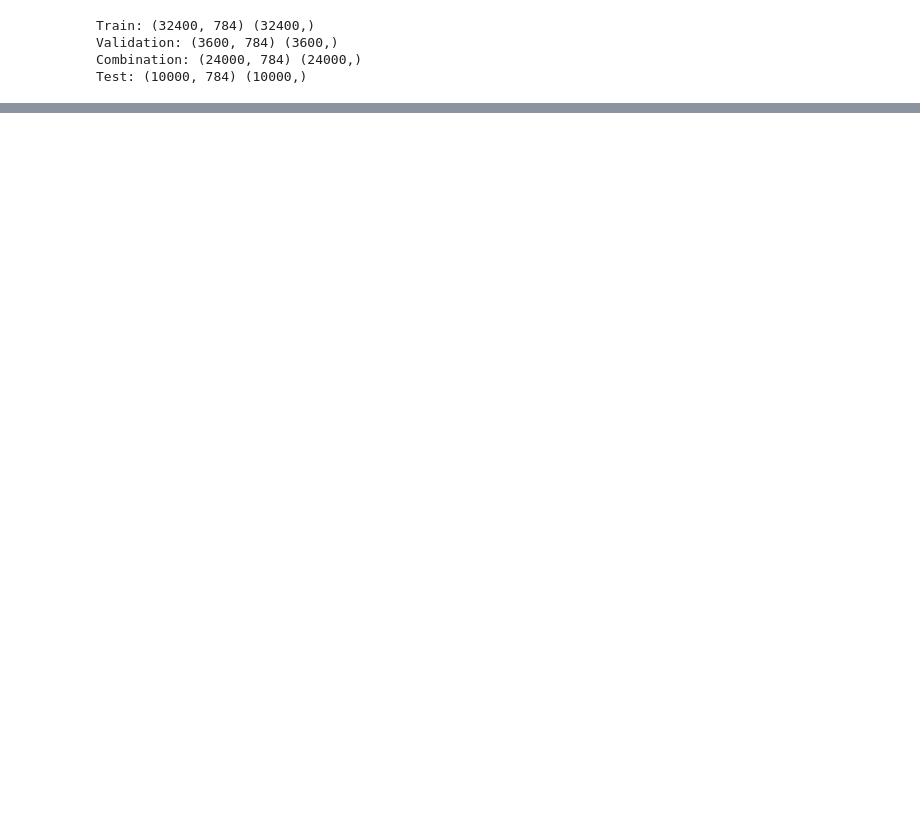
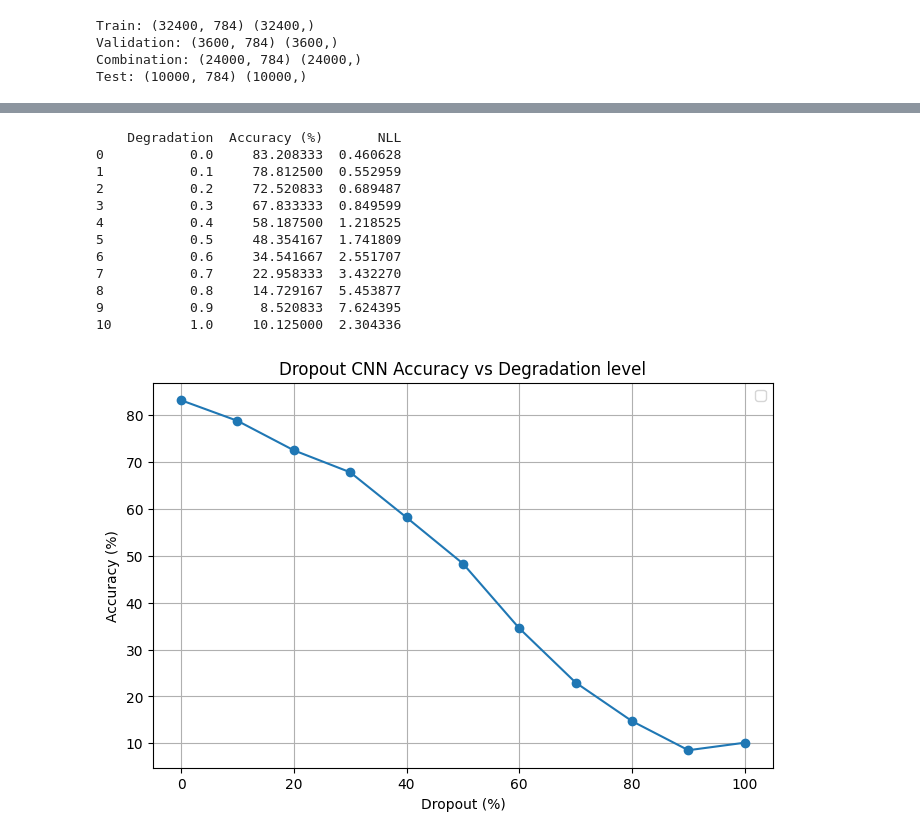
Before and after one commit to sssabere/Project_in_DataScience_Bayesian_DeepNeuralNetwork, a Jupyter notebook: CNN_distribution_shifting_salt_and_pepper.ipynb, the cells around one changed output, grey strips where cells are left out. Saved outputs shown, nothing was run; the diff lists cells and outputs as text; code cells hidden in the pictures; blank space fills up the shorter version.

```diff
--- a/CNN_distribution_shifting_salt_and_pepper.ipynb
+++ b/CNN_distribution_shifting_salt_and_pepper.ipynb
@@ -769,0 +843,13 @@ ECE  before: 0.0367  after: 0.0141
+# %%
+# Degradation levels predictions will be performed on the test set
+df_test = pd.DataFrame(X_comb_test)
+df_test.insert(0, 'label', y_comb_test)
+# %%
+# Set manual degradation levels
+degradation_levels = [0.0, 0.10, 0.20, 0.3, 0.4, 0.5, 0.6, 0.7, 0.8, 0.9, 1.0]
+degraded_datasets = {}
+
+# Create the degraded datasets
+for level in degradation_levels:
+    degraded_df, i = hide_continuous(df_test, hide=[level, level])
+    degraded_datasets[level] = degraded_df
@@ -769,0 +874,46 @@ ECE  before: 0.0367  after: 0.0141
+# %%
+from sklearn.metrics import accuracy_score, log_loss
+# results per dropout level for saving
+cnn_dropout_results = []
+
+# separate data from true label
+for level, df_deg in degraded_datasets.items():
+    y_true = df_deg["label"].to_numpy()
+    X_deg = df_deg.iloc[:, 1:].to_numpy().reshape(-1, 28, 28)
+    # get the probs
+    probs = predict_probs(scaled_model, X_deg, device=device)
+    preds = probs.argmax(axis=1)
+    # accuracy and nll
+    acc = accuracy_score(y_true, preds) * 100
+    nll = log_loss(y_true, probs)
+    # save the results for later plot
+    cnn_dropout_results.append({
+        "Degradation": level,
+        "Accuracy (%)": acc,
+        "NLL": nll})
+# %%
+cnn_dropout_results_df = pd.DataFrame(cnn_dropout_results)
+print(cnn_dropout_results_df)
+
+plt.figure(figsize=(8,5))
+plt.plot(cnn_dropout_results_df["Degradation"]*100, cnn_dropout_results_df["Accuracy (%)"], 'o-')
+plt.xlabel("Dropout (%)")
+plt.ylabel("Accuracy (%)")
+plt.title("Dropout CNN Accuracy vs Degradation level")
+plt.grid(True)
+plt.legend()
+plt.show()
+# %% [output]
+    Degradation  Accuracy (%)       NLL
+0           0.0     83.208333  0.460628
+1           0.1     78.812500  0.552959
+2           0.2     72.520833  0.689487
+3           0.3     67.833333  0.849599
+4           0.4     58.187500  1.218525
+5           0.5     48.354167  1.741809
+6           0.6     34.541667  2.551707
+7           0.7     22.958333  3.432270
+8           0.8     14.729167  5.453877
+9           0.9      8.520833  7.624395
+10          1.0     10.125000  2.304336
+[figure, added]
```
Also changed, not shown: parts of 13 cells of this notebook, 2 other files.
